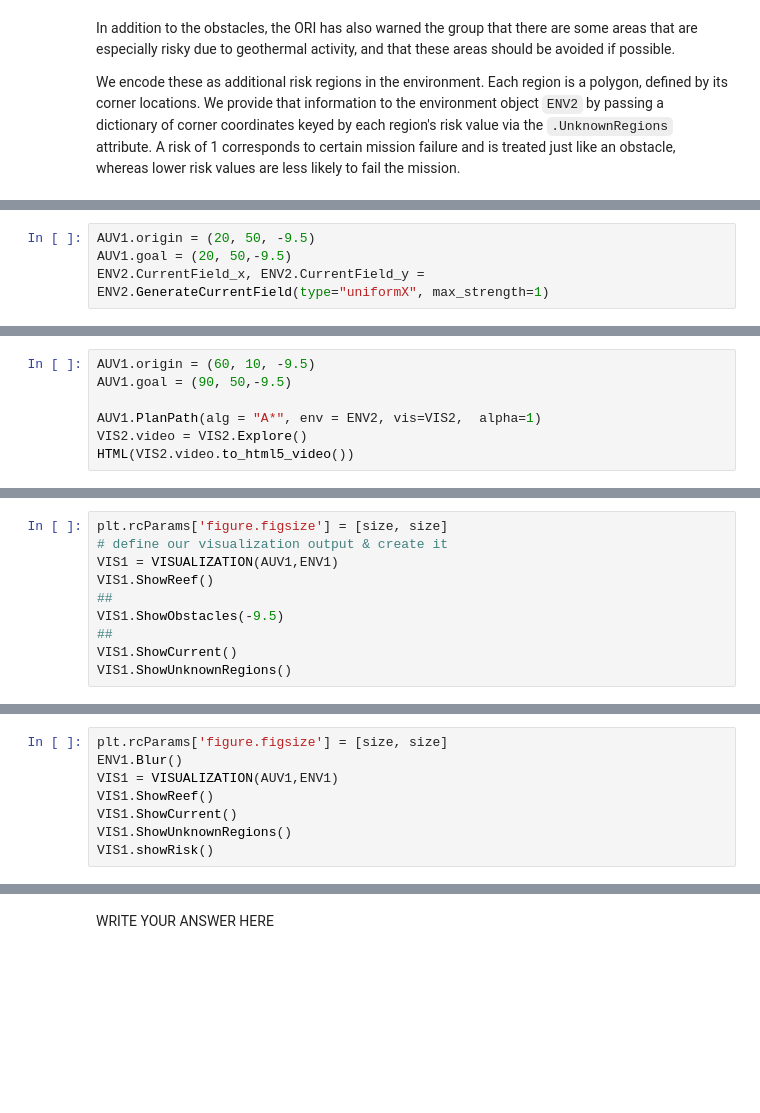
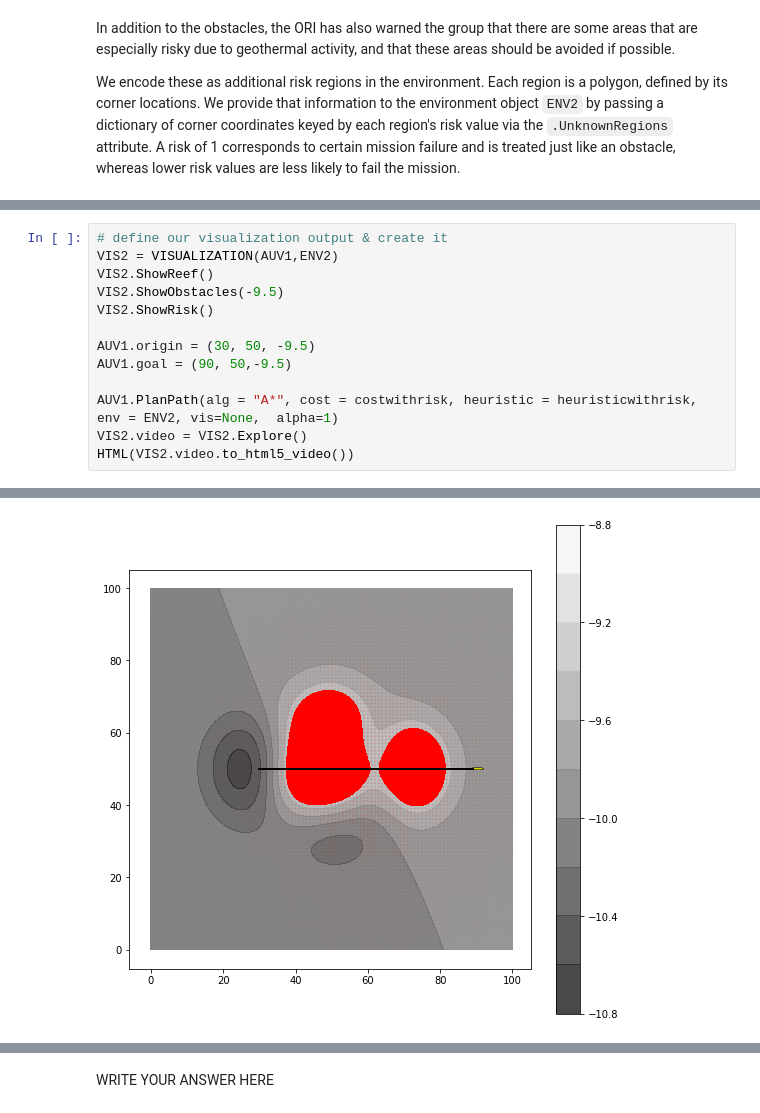
Before and after one commit to michaelkapteyn/AUVpathplanning, a Jupyter notebook: Tutorial.ipynb, the cells around one changed output, grey strips where cells are left out. Cells and saved outputs as stored; diff of their text form; blank space fills up the shorter version.

```diff
--- a/Tutorial.ipynb
+++ b/Tutorial.ipynb
@@ -233,4 +193,0 @@ goal is found!
-# %%
-AUV1.origin = (20, 50, -9.5)
-AUV1.goal = (20, 50,-9.5)
-ENV2.CurrentField_x, ENV2.CurrentField_y =  ENV2.GenerateCurrentField(type="uniformX", max_strength=1)
@@ -255,7 +193,0 @@ Now we can send the AUV out into the reef and test out how well it navigates thr
-# %%
-AUV1.origin = (60, 10, -9.5)
-AUV1.goal = (90, 50,-9.5)
-
-AUV1.PlanPath(alg = "A*", env = ENV2, vis=VIS2,  alpha=1)
-VIS2.video = VIS2.Explore()
-HTML(VIS2.video.to_html5_video())
@@ -276,10 +193,0 @@ Let's see what our environment looks like when we use the circular current model
-# %%
-plt.rcParams['figure.figsize'] = [size, size]
-# define our visualization output & create it
-VIS1 = VISUALIZATION(AUV1,ENV1)
-VIS1.ShowReef()
-##
-VIS1.ShowObstacles(-9.5)
-##
-VIS1.ShowCurrent()
-VIS1.ShowUnknownRegions()
@@ -289,8 +193,0 @@ So far our environment model assumes the risk regions and obstacle locations we
-# %%
-plt.rcParams['figure.figsize'] = [size, size]
-ENV1.Blur()
-VIS1 = VISUALIZATION(AUV1,ENV1)
-VIS1.ShowReef()
-VIS1.ShowCurrent()
-VIS1.ShowUnknownRegions()
-VIS1.showRisk()
@@ -319,0 +211,14 @@ What might be advantages of applying an any-angle algorithm (such as Theta\*) to
+# %%
+# define our visualization output & create it
+VIS2 = VISUALIZATION(AUV1,ENV2)
+VIS2.ShowReef()
+VIS2.ShowObstacles(-9.5)
+VIS2.ShowRisk()
+
+AUV1.origin = (30, 50, -9.5)
+AUV1.goal = (90, 50,-9.5)
+
+AUV1.PlanPath(alg = "A*", cost = costwithrisk, heuristic = heuristicwithrisk, env = ENV2, vis=None,  alpha=1)
+VIS2.video = VIS2.Explore()
+HTML(VIS2.video.to_html5_video())
+# %% [output]
@@ -319,0 +226 @@ What might be advantages of applying an any-angle algorithm (such as Theta\*) to
+[figure, added]
```
Also changed, not shown: parts of 57 cells of this notebook, 5 other files.
